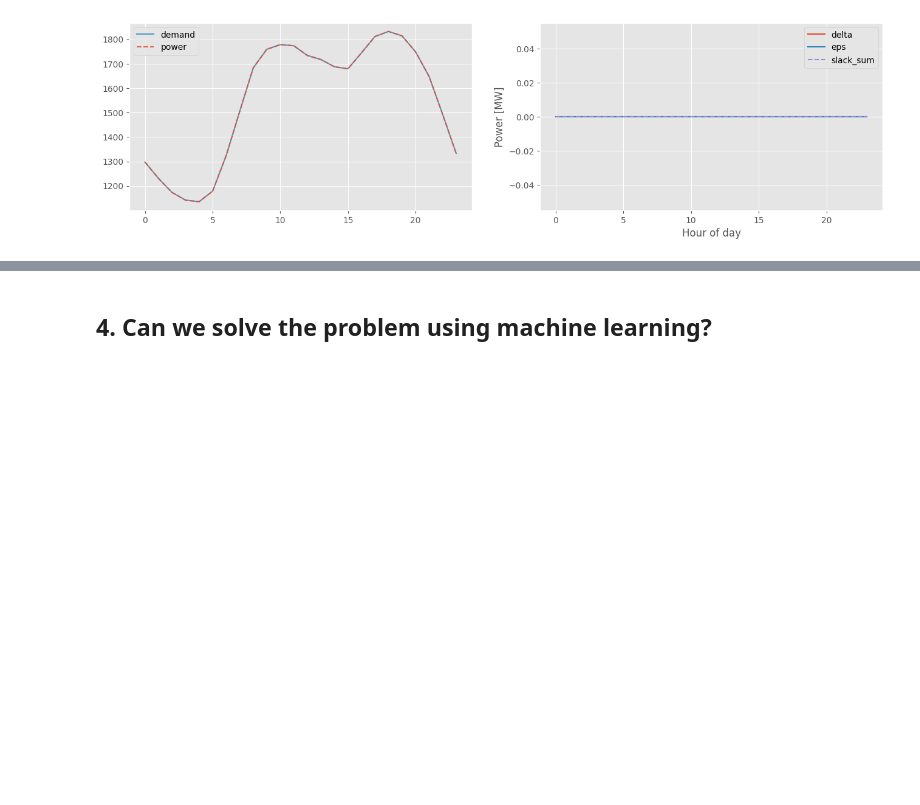
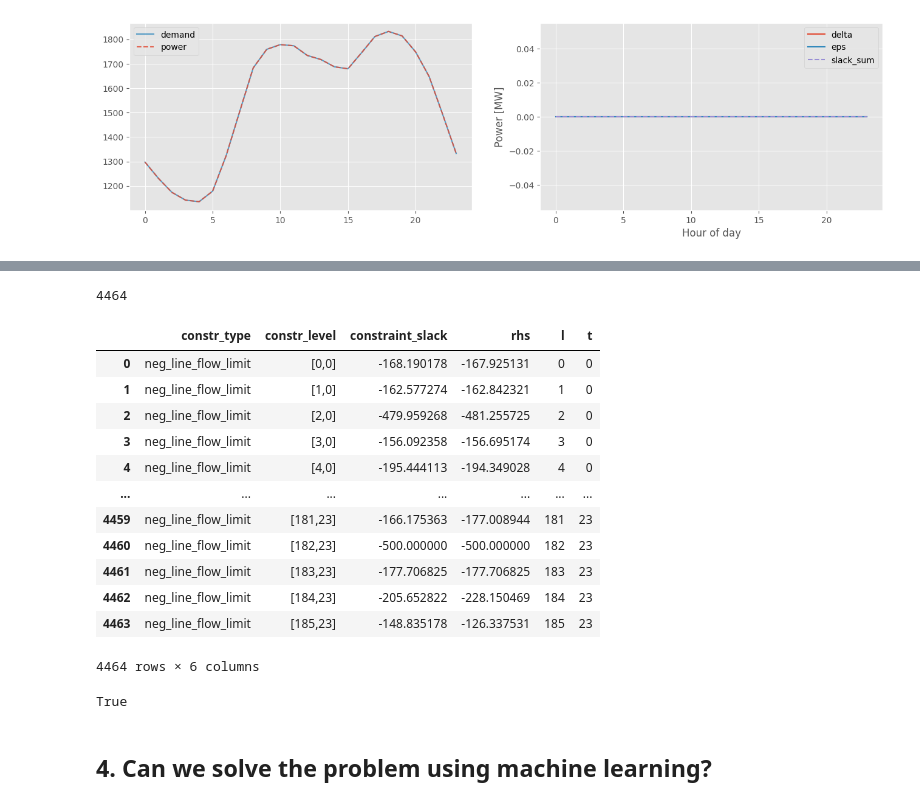
Before and after one commit to albertkjoller/ml-energy-systems, a Jupyter notebook: src/assignment3/notebooks/explainer_notebook.ipynb, the cells around one changed output, grey strips where cells are left out. Drawn from its saved outputs; the diff is of its cells as text; code cells hidden in the pictures; blank space fills up the shorter version.

```diff
--- a/src/assignment3/notebooks/explainer_notebook.ipynb
+++ b/src/assignment3/notebooks/explainer_notebook.ipynb
@@ -367,3 +388,34 @@ line_flow_limits
+# %%
+grouped_constraints = {}
+for name in tqdm(constraints['constr_type'].unique()):
+    grouped_constraints[name] = constraints.query('constr_type == @name').reset_index(drop=True)
+
+line_flow_limits = grouped_constraints['neg_line_flow_limit']
+line_flow_limits['l'] = line_flow_limits['constr_level'].progress_apply(lambda x: int(x.strip('[').strip(']').split(',')[0]))
+line_flow_limits['t'] = line_flow_limits['constr_level'].progress_apply(lambda x: int(x.strip('[').strip(']').split(',')[1]))
+
+print((line_flow_limits.constraint_slack < 1e-3).sum())
+slack_line_vals_neg = line_flow_limits['constraint_slack'] - line_flow_limits['rhs']
+line_flow_limits
+# %% [output]
+4464
+|  | constr_type | constr_level | constraint_slack | rhs | l | t |
+| 0 | neg_line_flow_limit | [0,0] | -168.190178 | -167.925131 | 0 | 0 |
+| 1 | neg_line_flow_limit | [1,0] | -162.577274 | -162.842321 | 1 | 0 |
+| 2 | neg_line_flow_limit | [2,0] | -479.959268 | -481.255725 | 2 | 0 |
+| 3 | neg_line_flow_limit | [3,0] | -156.092358 | -156.695174 | 3 | 0 |
+| 4 | neg_line_flow_limit | [4,0] | -195.444113 | -194.349028 | 4 | 0 |
+| ... | ... | ... | ... | ... | ... | ... |
+| 4459 | neg_line_flow_limit | [181,23] | -166.175363 | -177.008944 | 181 | 23 |
+| 4460 | neg_line_flow_limit | [182,23] | -500.000000 | -500.000000 | 182 | 23 |
+| 4461 | neg_line_flow_limit | [183,23] | -177.706825 | -177.706825 | 183 | 23 |
+| 4462 | neg_line_flow_limit | [184,23] | -205.652822 | -228.150469 | 184 | 23 |
+| 4463 | neg_line_flow_limit | [185,23] | -148.835178 | -126.337531 | 185 | 23 |
+4464 rows × 6 columns
+# %%
+np.allclose(abs(slack_line_vals_pos), abs(slack_line_vals_neg))
+# %% [output]
+True
 # %% [markdown]
 <a class="anchor" id="machine-learning"></a>
 ## 4. Can we solve the problem using machine learning?
```
Also changed, not shown: parts of 12 cells of this notebook.
